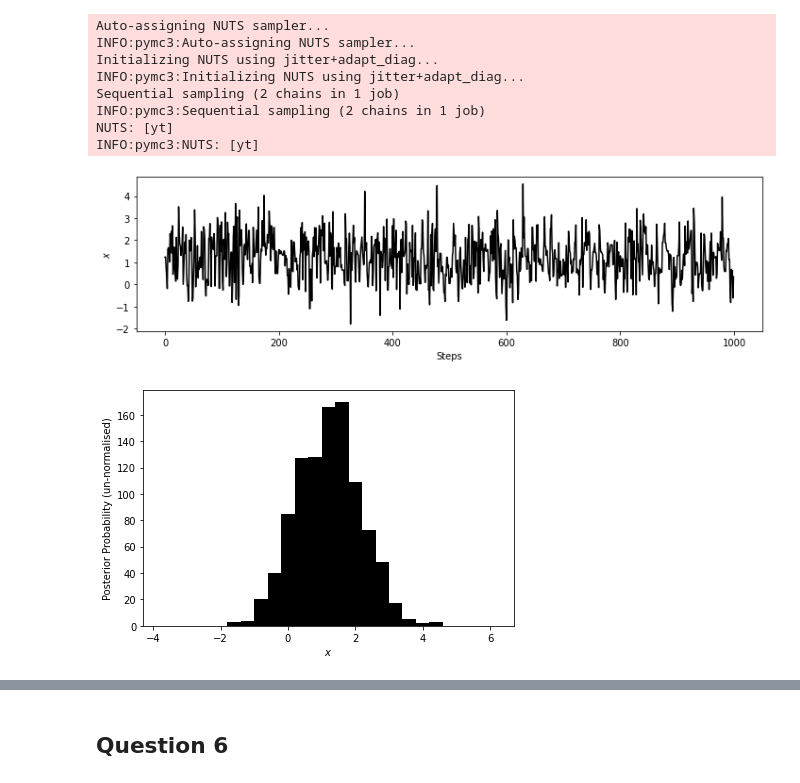
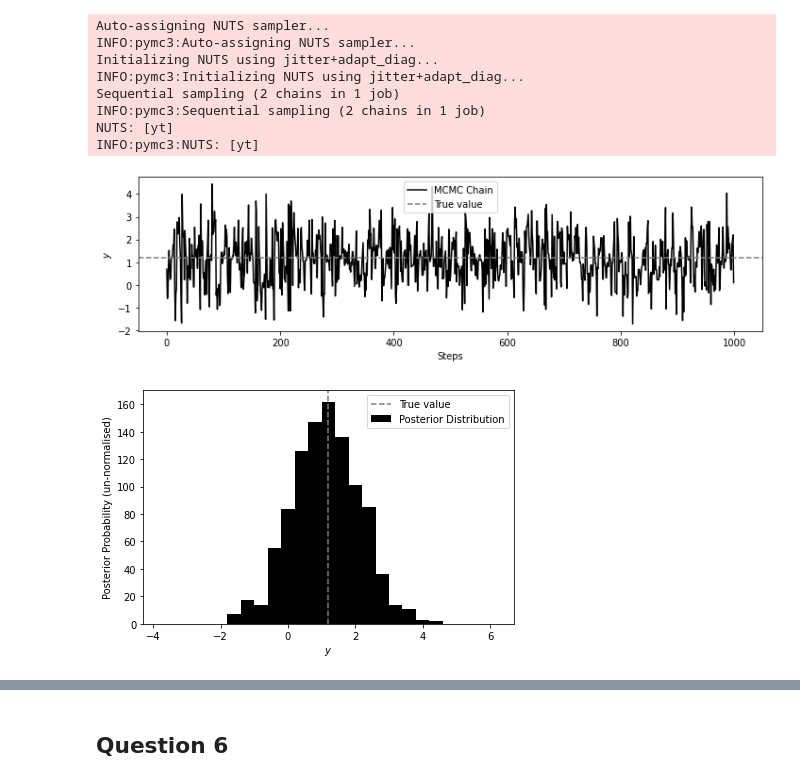
Before and after one commit to chemron/Data_analysis_2021, a Jupyter notebook: pset_2.ipynb, the cells around one changed output, grey strips where cells are left out. Cells and saved outputs as stored; diff of their text form; code cells hidden in the pictures.

```diff
--- a/pset_2.ipynb
+++ b/pset_2.ipynb
@@ -381,4 +407,6 @@ INFO:pymc3:Sequential sampling (2 chains in 1 job)
 NUTS: [yt]
 INFO:pymc3:NUTS: [yt]
 # %%
-chain = line_trace.get_values('yt')
+pm_chain = line_trace.get_values('yt')
+# remove burn in
+pm_chain = pm_chain[1000:]
@@ -388,16 +413,20 @@ chain = chain[1000:]
 # %%
 fig, ax = plt.subplots(figsize=(10, 3))
-ax.plot(chain, c='k', label="True model")
-ax.set_ylabel(r"$x$")
+ax.plot(pm_chain, c='k', label="MCMC Chain")
+ax.axhline(y=1.2, linestyle='--', c='tab:gray', label="True value")
+ax.legend()
+ax.set_ylabel(r"$y$")
 ax.set_xlabel("Steps")
 fig.tight_layout()
 # %% [output]
-[figure, old version]
+[figure, new version]
 # %%
 fig, ax = plt.subplots()
-ax.hist(chain, 25, (-3.8, 6.2), color='k')
-ax.set_xlabel(r"$x$")
+ax.hist(pm_chain, 25, (-3.8, 6.2), color='k', label="Posterior Distribution")
+ax.axvline(x=1.2, linestyle='--', c='tab:gray', label="True value")
+ax.legend()
+ax.set_xlabel(r"$y$")
 ax.set_ylabel("Posterior Probability (un-normalised)")
 fig.tight_layout();
 # %% [output]
-[figure, old version]
+[figure, new version]
```
Also changed, not shown: parts of 39 cells of this notebook.
